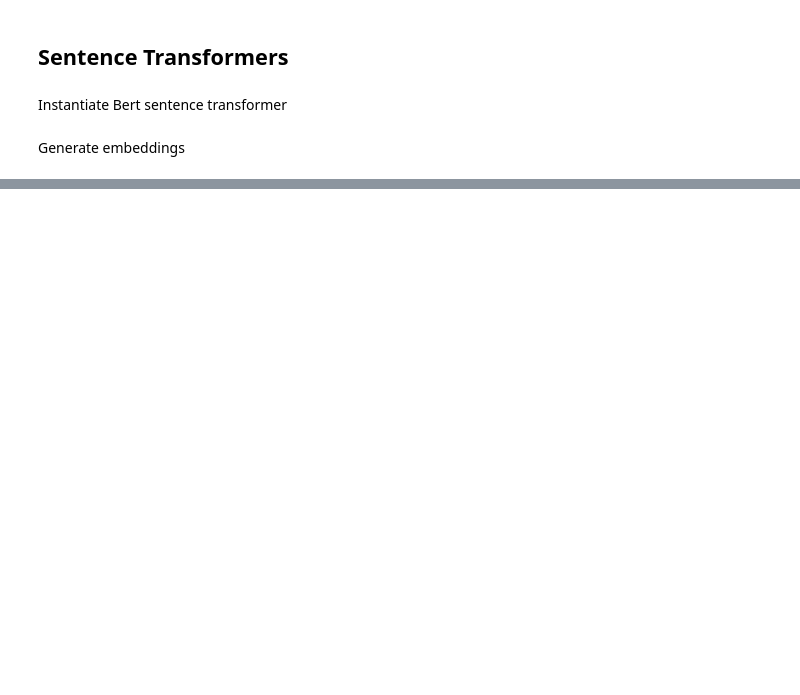
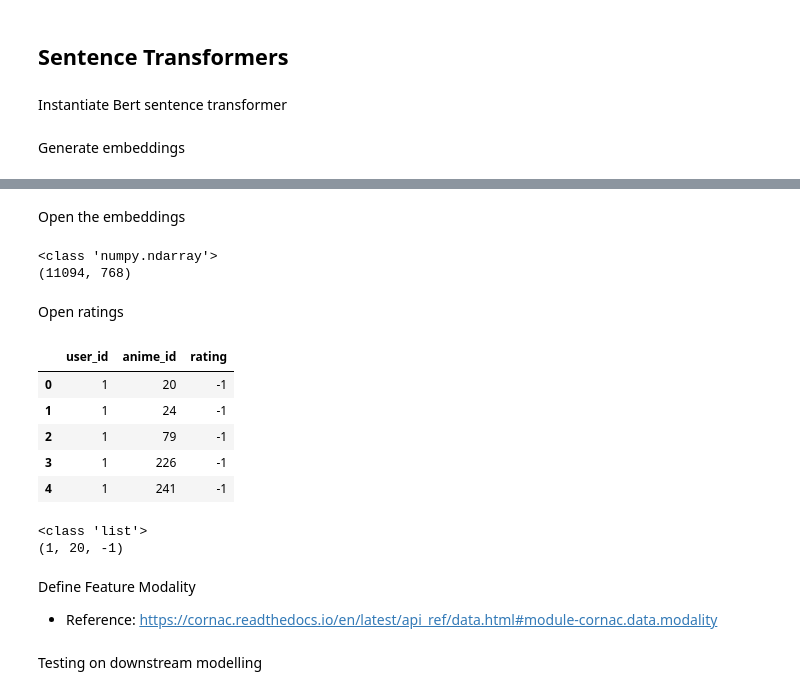
Before and after one commit to DamienMakWK/cs608-p2-experiments, a Jupyter notebook: notebooks/embed_synopsis.ipynb, the cells around one changed output, grey strips where cells are left out. Cells and saved outputs as stored; diff of their text form; code cells hidden in the pictures; blank space fills up the shorter version.

Commit message:
updated synopsis embedding ipynb

```diff
--- a/notebooks/embed_synopsis.ipynb
+++ b/notebooks/embed_synopsis.ipynb
@@ -115,0 +108,25 @@ Issue: Could not complete the embedding because there are NaN values for the 'sy
+# %% [markdown]
+Open the embeddings
+# %%
+with open('../data/synopsis_embeddings_110624.pkl', 'rb') as f:
+    synopsis_embedding = pickle.load(f)
+
+print(type(synopsis_embedding))
+print(synopsis_embedding.shape)
+# %% [output]
+<class 'numpy.ndarray'>
+(11094, 768)
+# %% [markdown]
+Open ratings
+# %%
+filepath = '../data/rating_final.csv'
+anime_ratings = pd.read_csv(filepath, sep="|")
+# %%
+anime_ratings.head()
+# %% [output]
+|  | user_id | anime_id | rating |
+| 0 | 1 | 20 | -1 |
+| 1 | 1 | 24 | -1 |
+| 2 | 1 | 79 | -1 |
+| 3 | 1 | 226 | -1 |
+| 4 | 1 | 241 | -1 |
@@ -115,0 +137,11 @@ Issue: Could not complete the embedding because there are NaN values for the 'sy
+# %%
+print(type(anime_ratings_tuple))
+for uir in anime_ratings_tuple:
+    print(uir)
+    break
+# %% [output]
+<class 'list'>
+(1, 20, -1)
+# %% [markdown]
+Define Feature Modality
+- Reference: https://cornac.readthedocs.io/en/latest/api_ref/data.html#module-cornac.data.modality
@@ -115,0 +155,2 @@ Issue: Could not complete the embedding because there are NaN values for the 'sy
+# %% [markdown]
+Testing on downstream modelling
```
Also changed, not shown: parts of 23 cells of this notebook, 1 other file.
